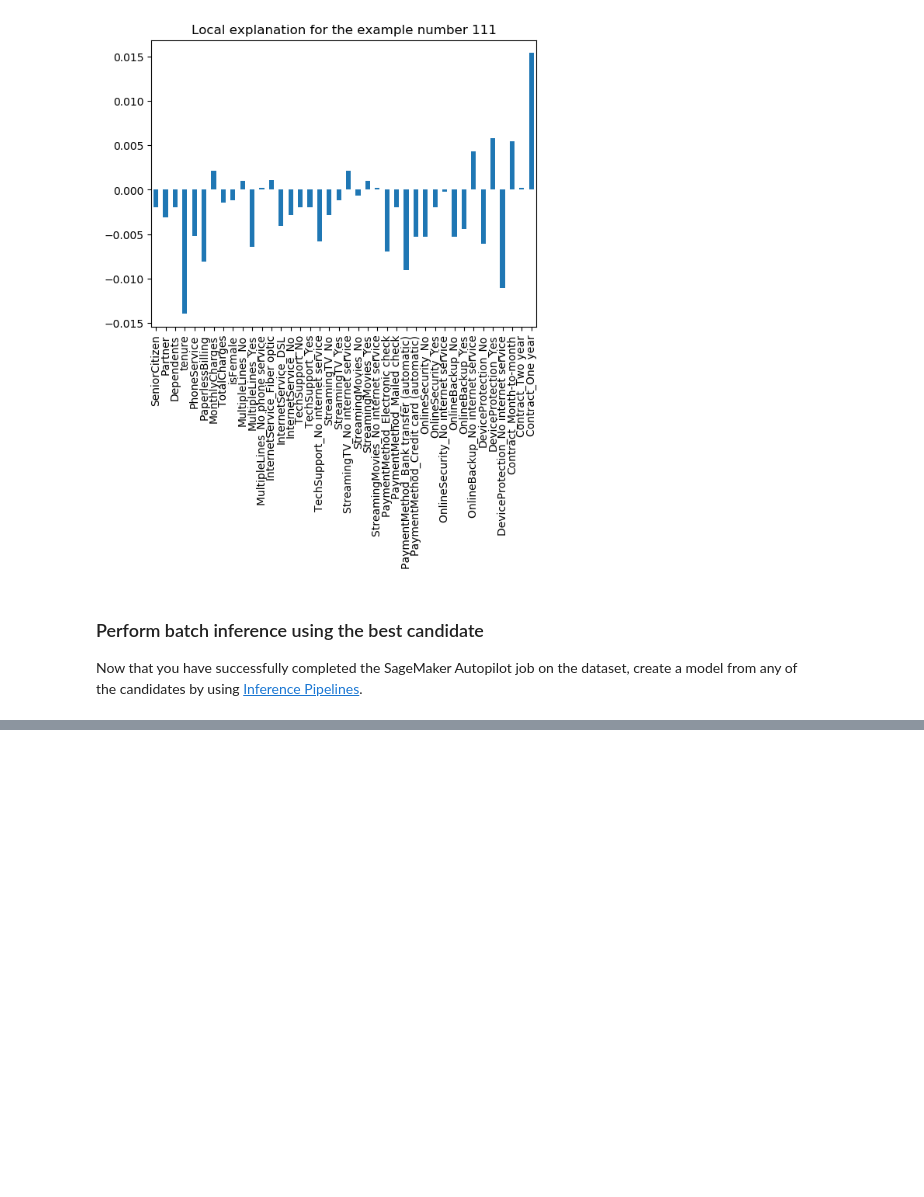
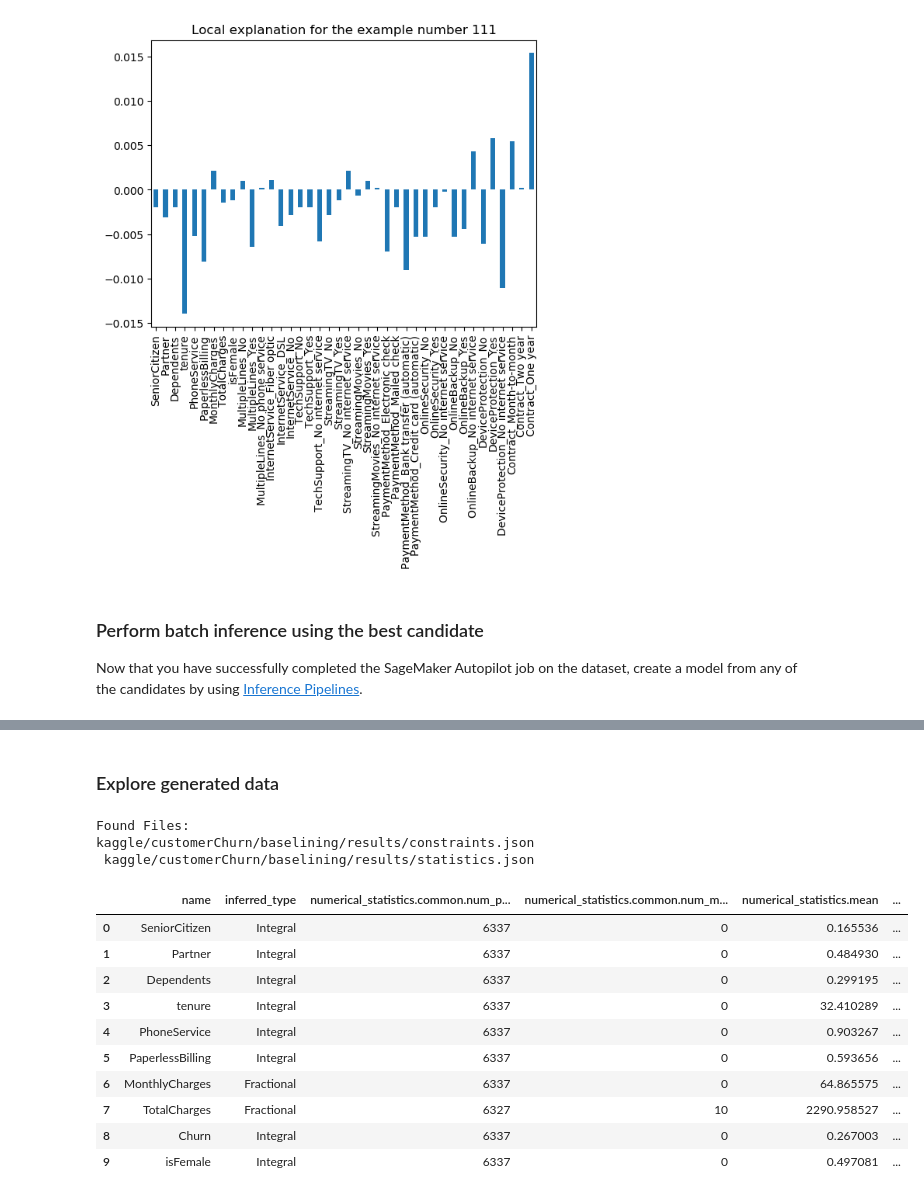
Before and after one commit to ccrngd1/SageMakerCustomerChurnDemo, a Jupyter notebook: AutoPilot-Ensemble.ipynb, the cells around one changed output, grey strips where cells are left out. Saved outputs shown, nothing was run; the diff lists cells and outputs as text; code cells hidden in the pictures; blank space fills up the shorter version.

Commit message:
adding model monitoring code to the AP-En notebook

```diff
--- a/AutoPilot-Ensemble.ipynb
+++ b/AutoPilot-Ensemble.ipynb
@@ -436,0 +513,18 @@ new_data.to_csv('./submission.csv', index=False)
+# %%
+from sagemaker.model_monitor import DefaultModelMonitor
+from sagemaker.model_monitor.dataset_format import DatasetFormat
+
+my_default_monitor = DefaultModelMonitor(
+    role=role,
+    instance_count=1,
+    instance_type='ml.m5.xlarge',
+    volume_size_in_gb=20,
+    max_runtime_in_seconds=3600,
+)
+
+my_default_monitor_baseline = my_default_monitor.suggest_baseline(
+    baseline_dataset=train_data_uri,
+    dataset_format=DatasetFormat.csv(header=True),
+    output_s3_uri=baseline_results_uri,
+    wait=True
+)
@@ -436,0 +549,30 @@ new_data.to_csv('./submission.csv', index=False)
+# %% [markdown]
+### Explore generated data
+# %%
+s3_client = boto3.Session().client('s3')
+result = s3_client.list_objects(Bucket=bucket, Prefix=baseline_results_prefix)
+report_files = [report_file.get("Key") for report_file in result.get('Contents')]
+print("Found Files:")
+print("\n ".join(report_files))
+# %% [output]
+Found Files:
+kaggle/customerChurn/baselining/results/constraints.json
+ kaggle/customerChurn/baselining/results/statistics.json
+# %%
+import pandas as pd
+
+baseline_job = my_default_monitor.latest_baselining_job
+schema_df = pd.json_normalize(baseline_job.baseline_statistics().body_dict["features"])
+schema_df.head(10)
+# %% [output]
+|  | name | inferred_type | numerical_statistics.common.num_p... | numerical_statistics.common.num_m... | numerical_statistics.mean | ... |
+| 0 | SeniorCitizen | Integral | 6337 | 0 | 0.165536 | ... |
+| 1 | Partner | Integral | 6337 | 0 | 0.484930 | ... |
+| 2 | Dependents | Integral | 6337 | 0 | 0.299195 | ... |
+| 3 | tenure | Integral | 6337 | 0 | 32.410289 | ... |
+| 4 | PhoneService | Integral | 6337 | 0 | 0.903267 | ... |
+| 5 | PaperlessBilling | Integral | 6337 | 0 | 0.593656 | ... |
+| 6 | MonthlyCharges | Fractional | 6337 | 0 | 64.865575 | ... |
+| 7 | TotalCharges | Fractional | 6327 | 10 | 2290.958527 | ... |
+| 8 | Churn | Integral | 6337 | 0 | 0.267003 | ... |
+| 9 | isFemale | Integral | 6337 | 0 | 0.497081 | ... |
```
Also changed, not shown: parts of 32 cells of this notebook, 1 other file.
